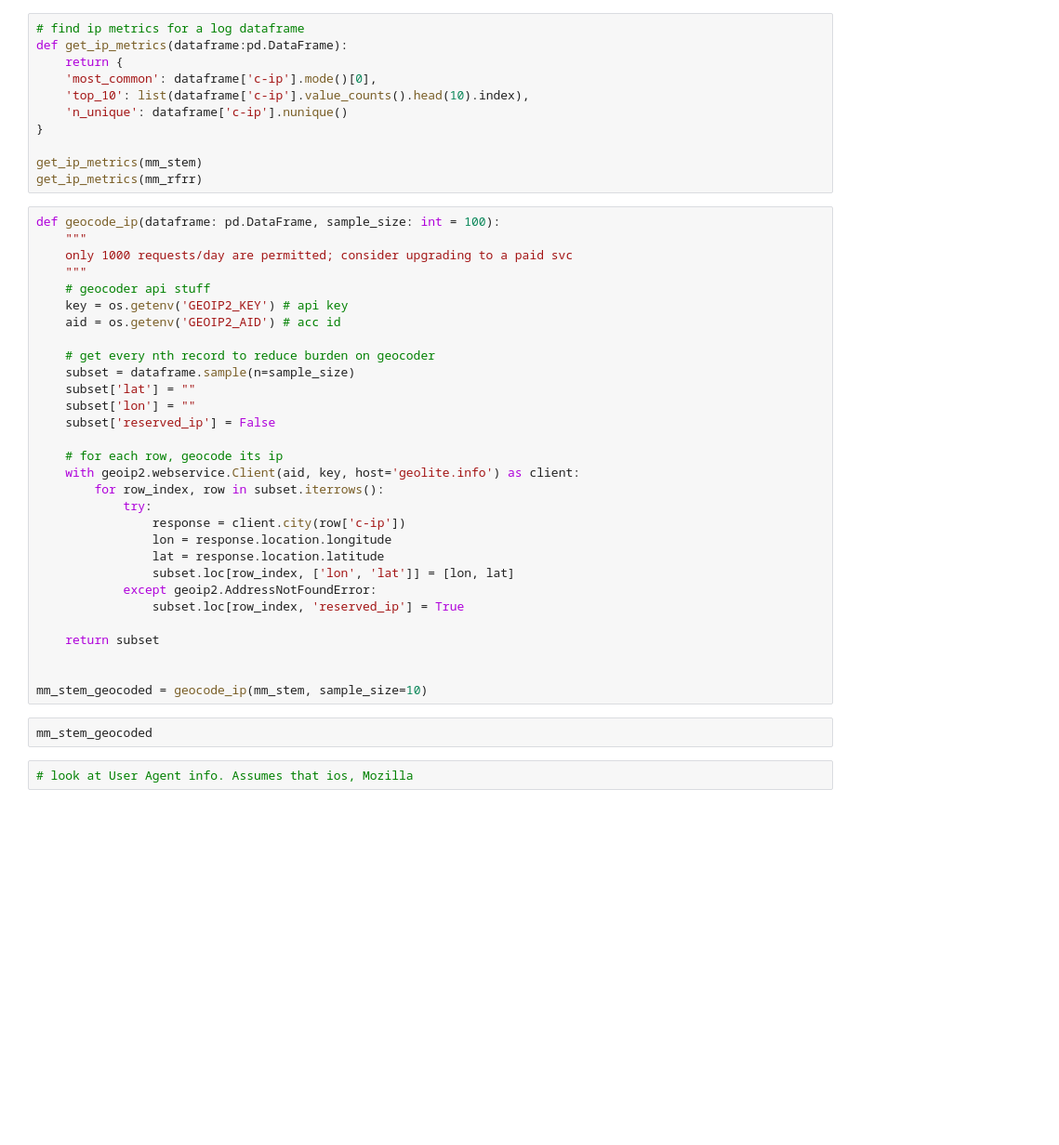
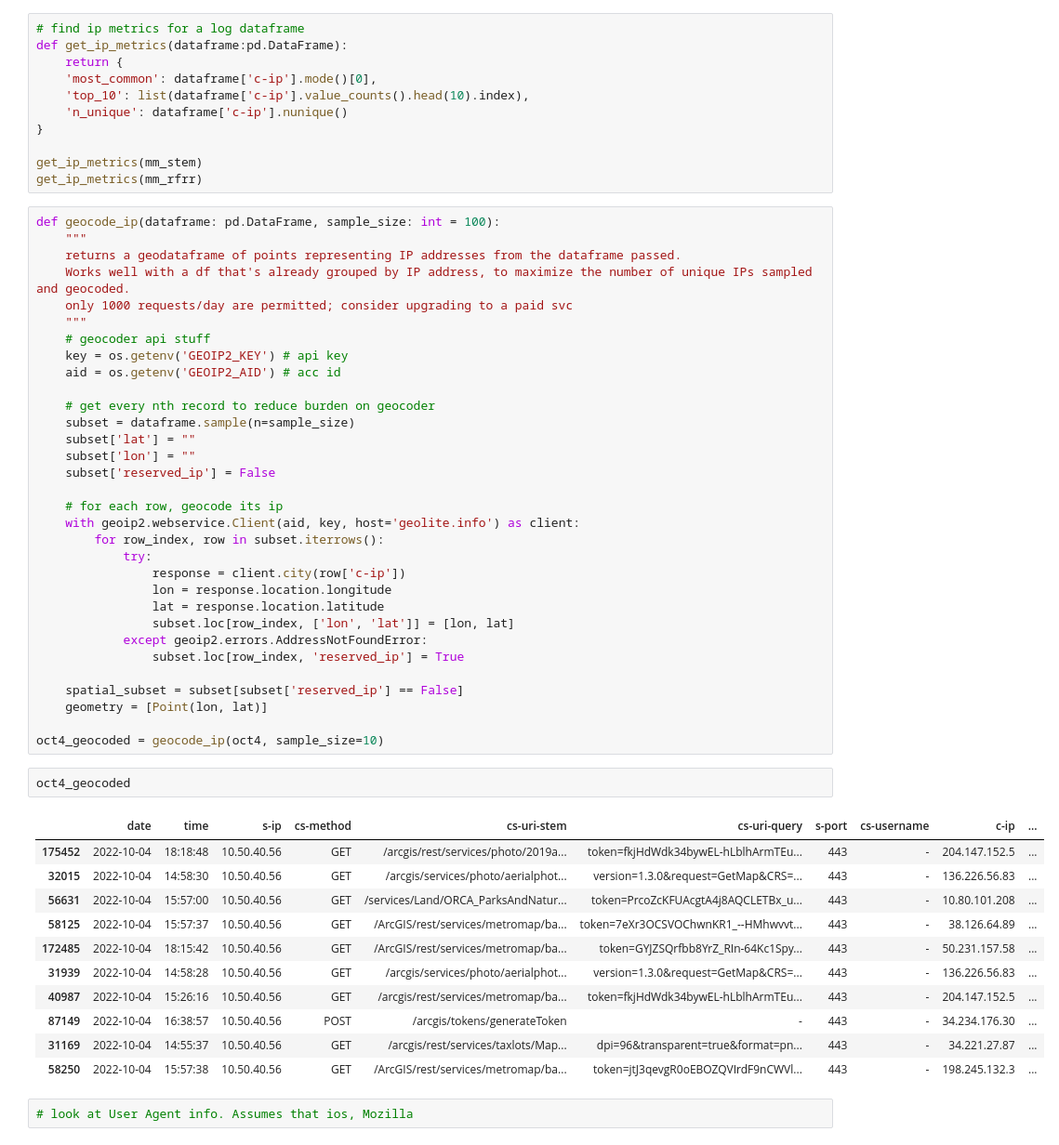
Before and after one commit to SamGartrell/IISW3C-parse-tools, a Jupyter notebook: parse.ipynb, the cells around one changed output. Shown at 93% size. Cells and saved outputs as stored; diff of their text form; blank space fills up the shorter version.

```diff
--- a/parse.ipynb
+++ b/parse.ipynb
@@ -127,6 +207,8 @@ get_ip_metrics(mm_rfrr)
 # %%
 def geocode_ip(dataframe: pd.DataFrame, sample_size: int = 100):
     """
+    returns a geodataframe of points representing IP addresses from the dataframe passed.
+    Works well with a df that's already grouped by IP address, to maximize the number of unique IPs sampled and geocoded.
     only 1000 requests/day are permitted; consider upgrading to a paid svc
     """
     # geocoder api stuff
@@ -147,14 +229,26 @@ def geocode_ip(dataframe: pd.DataFrame, sample_size: int = 100):
                 lon = response.location.longitude
                 lat = response.location.latitude
                 subset.loc[row_index, ['lon', 'lat']] = [lon, lat]
-            except geoip2.AddressNotFoundError:
+            except geoip2.errors.AddressNotFoundError:
                 subset.loc[row_index, 'reserved_ip'] = True
 
-    return subset
+    spatial_subset = subset[subset['reserved_ip'] == False]
+    geometry = [Point(lon, lat)]
 
-
-mm_stem_geocoded = geocode_ip(mm_stem, sample_size=10)
+oct4_geocoded = geocode_ip(oct4, sample_size=10)
-# %%
-mm_stem_geocoded
+# %%
+oct4_geocoded
+# %% [output]
+|  | date | time | s-ip | cs-method | cs-uri-stem | cs-uri-query | s-port | cs-username | c-ip | ... |
+| 175452 | 2022-10-04 | 18:18:48 | 10.50.40.56 | GET | /arcgis/rest/services/photo/2019a... | token=fkjHdWdk34bywEL-hLblhArmTEu... | 443 | - | 204.147.152.5 | ... |
+| 32015 | 2022-10-04 | 14:58:30 | 10.50.40.56 | GET | /arcgis/services/photo/aerialphot... | version=1.3.0&request=GetMap&CRS=... | 443 | - | 136.226.56.83 | ... |
+| 56631 | 2022-10-04 | 15:57:00 | 10.50.40.56 | GET | /services/Land/ORCA_ParksAndNatur... | token=PrcoZcKFUAcgtA4j8AQCLETBx_u... | 443 | - | 10.80.101.208 | ... |
+| 58125 | 2022-10-04 | 15:57:37 | 10.50.40.56 | GET | /ArcGIS/rest/services/metromap/ba... | token=7eXr3OCSVOChwnKR1_--HMhwvvt... | 443 | - | 38.126.64.89 | ... |
+| 172485 | 2022-10-04 | 18:15:42 | 10.50.40.56 | GET | /ArcGIS/rest/services/metromap/ba... | token=GYJZSQrfbb8YrZ_RIn-64Kc1Spy... | 443 | - | 50.231.157.58 | ... |
+| 31939 | 2022-10-04 | 14:58:28 | 10.50.40.56 | GET | /arcgis/services/photo/aerialphot... | version=1.3.0&request=GetMap&CRS=... | 443 | - | 136.226.56.83 | ... |
+| 40987 | 2022-10-04 | 15:26:16 | 10.50.40.56 | GET | /arcgis/rest/services/metromap/ba... | token=fkjHdWdk34bywEL-hLblhArmTEu... | 443 | - | 204.147.152.5 | ... |
+| 87149 | 2022-10-04 | 16:38:57 | 10.50.40.56 | POST | /arcgis/tokens/generateToken | - | 443 | - | 34.234.176.30 | ... |
+| 31169 | 2022-10-04 | 14:55:37 | 10.50.40.56 | GET | /arcgis/rest/services/taxlots/Map... | dpi=96&transparent=true&format=pn... | 443 | - | 34.221.27.87 | ... |
+| 58250 | 2022-10-04 | 15:57:38 | 10.50.40.56 | GET | /ArcGIS/rest/services/metromap/ba... | token=jtJ3qevgR0oEBOZQVIrdF9nCWVl... | 443 | - | 198.245.132.3 | ... |
 # %%
 # look at User Agent info. Assumes that ios, Mozilla
```
Also changed, not shown: parts of 9 cells of this notebook, 1 other file.
